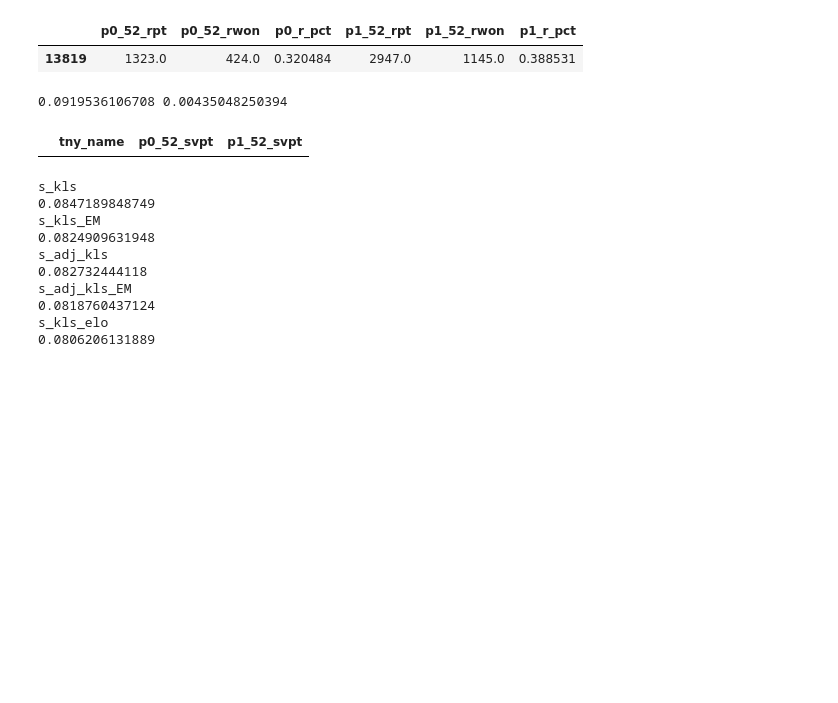
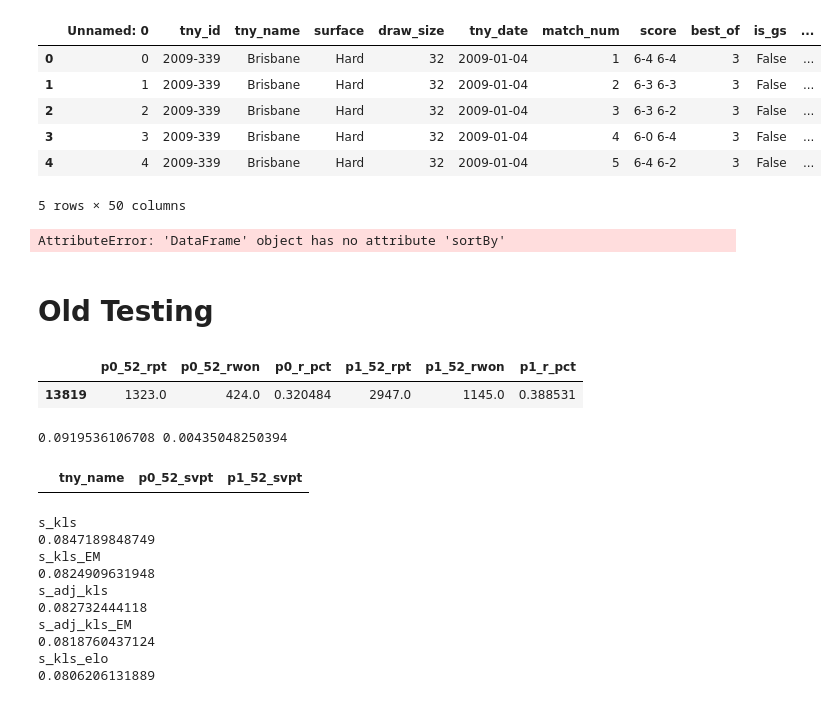
Before and after one commit to jgollub1/tennis_probs_live, a Jupyter notebook: test.ipynb, the cells around one changed output. Saved outputs shown, nothing was run; the diff lists cells and outputs as text; code cells hidden in the pictures; blank space fills up the shorter version.

```diff
--- a/test.ipynb
+++ b/test.ipynb
@@ -0,0 +76,3 @@
+# %%
+df = pd.read_csv('interim_matches_1_29_19.csv')
+test_df = pd.read_csv('match_data_constructed/match_df_6_29_2018.csv')
@@ -0,0 +83,14 @@
+# %%
+df.head()
+# %% [output]
+|  | Unnamed: 0 | tny_id | tny_name | surface | draw_size | tny_date | match_num | score | best_of | is_gs | ... |
+| 0 | 0 | 2009-339 | Brisbane | Hard | 32 | 2009-01-04 | 1 | 6-4 6-4 | 3 | False | ... |
+| 1 | 1 | 2009-339 | Brisbane | Hard | 32 | 2009-01-04 | 2 | 6-3 6-3 | 3 | False | ... |
+| 2 | 2 | 2009-339 | Brisbane | Hard | 32 | 2009-01-04 | 3 | 6-3 6-2 | 3 | False | ... |
+| 3 | 3 | 2009-339 | Brisbane | Hard | 32 | 2009-01-04 | 4 | 6-0 6-4 | 3 | False | ... |
+| 4 | 4 | 2009-339 | Brisbane | Hard | 32 | 2009-01-04 | 5 | 6-4 6-2 | 3 | False | ... |
+5 rows × 50 columns
+# %%
+test_df.sortBy('tny_id').head()
+# %% [output]
+AttributeError: 'DataFrame' object has no attribute 'sortBy'
@@ -1,3 +99,5 @@
+# %% [markdown]
+# Old Testing
 # %%
 ## NOTE: the error is totally screwed up in 2015...
 ## generate a new dataset starting in 2010 and see if the error for 2015 is similarly big?
```
Also changed, not shown: parts of 9 cells of this notebook, 25 other files.
